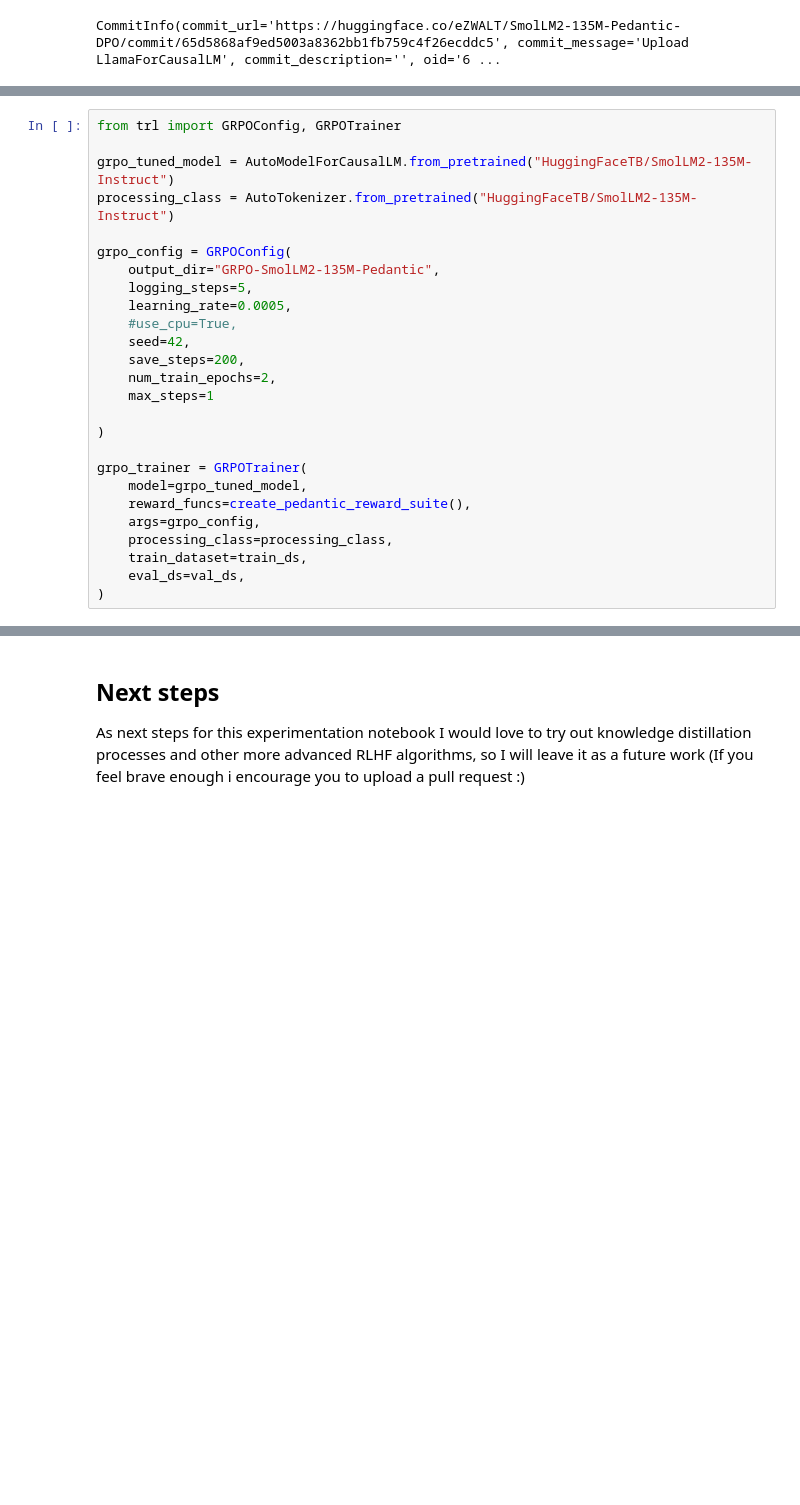
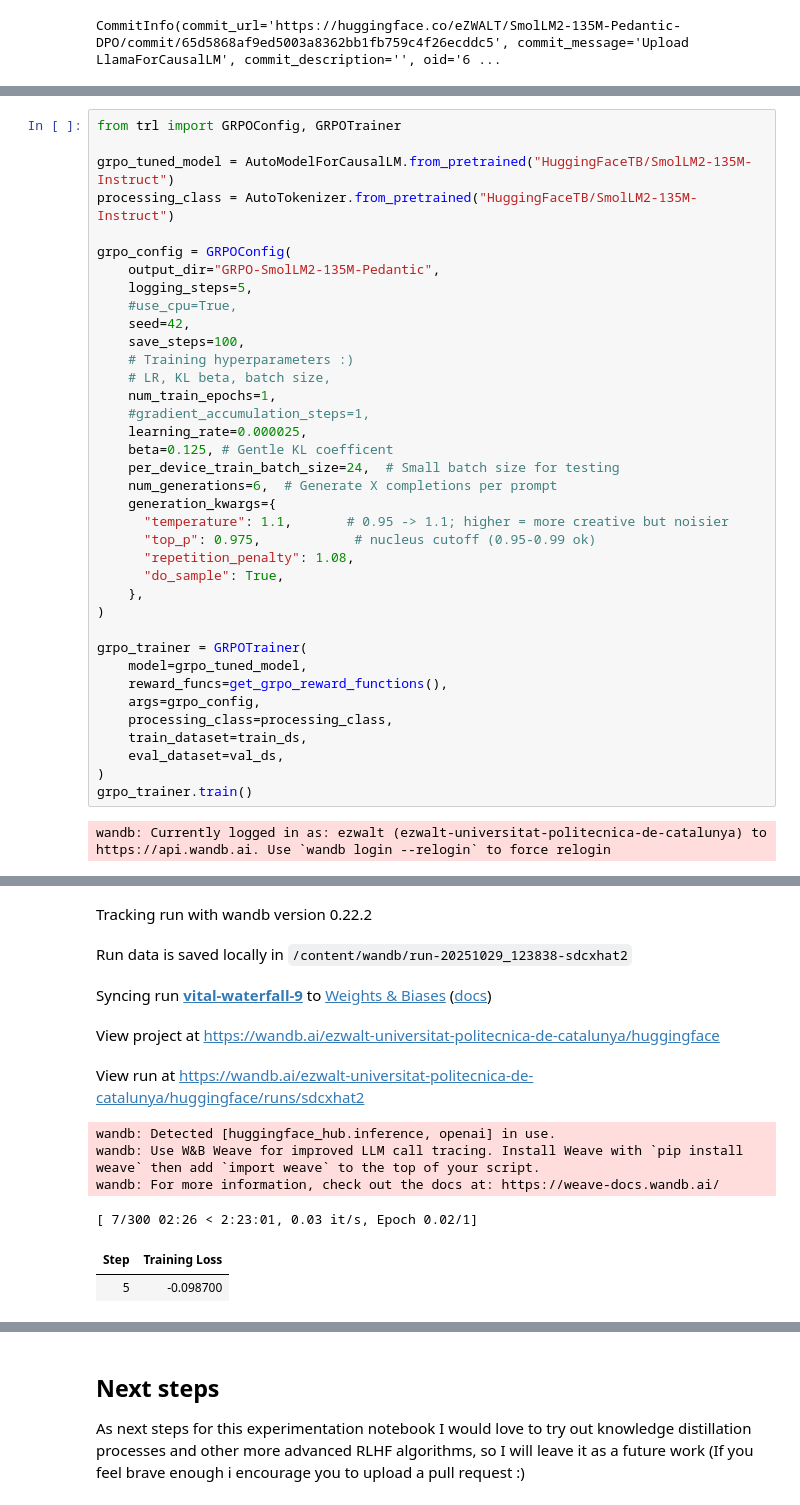
Before and after one commit to eZWALT/RL-Reinforcement-Learning, a Jupyter notebook: PROJECT/notebooks/1_reward_and_rlhf_collab.ipynb, the cells around one changed output, grey strips where cells are left out. Saved outputs shown, nothing was run; the diff lists cells and outputs as text; blank space fills up the shorter version.

Commit message:
Added finally working GRPO, PPO
Fixed mistake

```diff
--- a/PROJECT/notebooks/1_reward_and_rlhf_collab.ipynb
+++ b/PROJECT/notebooks/1_reward_and_rlhf_collab.ipynb
@@ -989,20 +1181,33 @@ processing_class = AutoTokenizer.from_pretrained("HuggingFaceTB/SmolLM2-135M-Ins
 grpo_config = GRPOConfig(
     output_dir="GRPO-SmolLM2-135M-Pedantic",
     logging_steps=5,
-    learning_rate=0.0005,
     #use_cpu=True,
     seed=42,
-    save_steps=200,
-    num_train_epochs=2,
-    max_steps=1
-
+    save_steps=100,
+    # Training hyperparameters :)
+    # LR, KL beta, batch size,
+    num_train_epochs=1,
+    #gradient_accumulation_steps=1,
+    learning_rate=0.000025,
+    beta=0.125, # Gentle KL coefficent
+    per_device_train_batch_size=24,  # Small batch size for testing
+    num_generations=6,  # Generate X completions per prompt
+    generation_kwargs={
+      "temperature": 1.1,       # 0.95 -> 1.1; higher = more creative but noisier
+      "top_p": 0.975,            # nucleus cutoff (0.95-0.99 ok)
+      "repetition_penalty": 1.08,
+      "do_sample": True,
+    },
 )
 
 grpo_trainer = GRPOTrainer(
     model=grpo_tuned_model,
-    reward_funcs=create_pedantic_reward_suite(),
+    reward_funcs=get_grpo_reward_functions(),
     args=grpo_config,
     processing_class=processing_class,
     train_dataset=train_ds,
-    eval_ds=val_ds,
+    eval_dataset=val_ds,
 )
+grpo_trainer.train()
+# %% [output]
+wandb: Currently logged in as: ezwalt (ezwalt-universitat-politecnica-de-catalunya) to https://api.wandb.ai. Use `wandb login --relogin` to force relogin
@@ -1009,3 +1215,14 @@ grpo_trainer = GRPOTrainer(
+Tracking run with wandb version 0.22.2
+Run data is saved locally in /content/wandb/run-20251029_123838-sdcxhat2
+Syncing run vital-waterfall-9 to Weights & Biases (docs)
+View project at https://wandb.ai/ezwalt-universitat-politecnica-de-catalunya/huggingface
+View run at https://wandb.ai/ezwalt-universitat-politecnica-de-catalunya/huggingface/runs/sdcxhat2
+wandb: Detected [huggingface_hub.inference, openai] in use.
+wandb: Use W&B Weave for improved LLM call tracing. Install Weave with `pip install weave` then add `import weave` to the top of your script.
+wandb: For more information, check out the docs at: https://weave-docs.wandb.ai/
+[ 7/300 02:26 < 2:23:01, 0.03 it/s, Epoch 0.02/1]
+| Step | Training Loss |
+| 5 | -0.098700 |
 # %%
 metrics = grpo_trainer.evaluate()
 grpo_trainer.log_metrics("eval", metrics)
```
Also changed, not shown: parts of 14 cells of this notebook, 1 other file.
